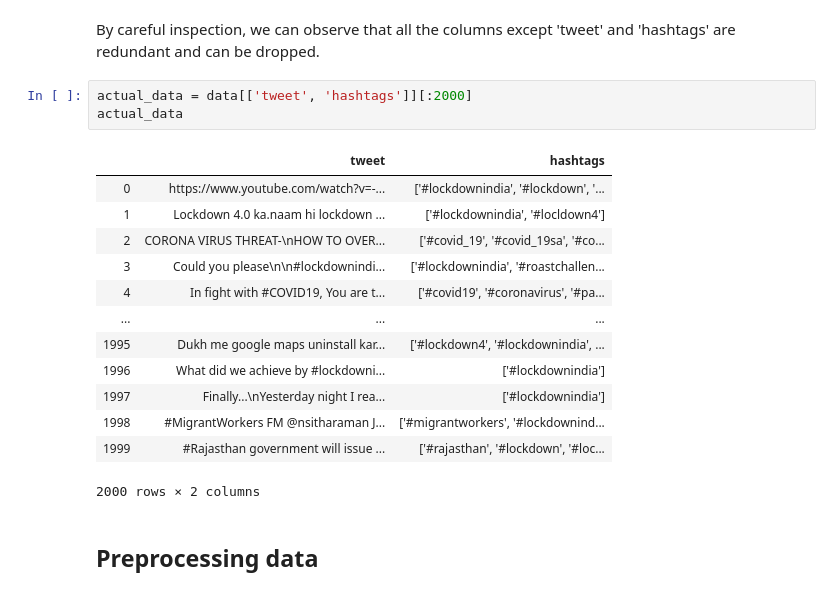
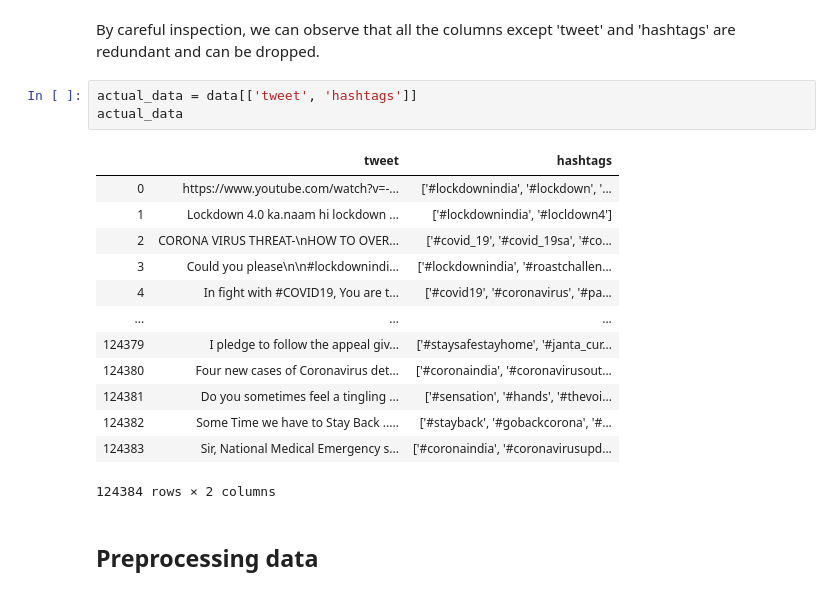
Before and after one commit to AnuragAnalog/Twitter-Data-Analysis, a Jupyter notebook: Sentiment Analysis for Twitter Data.ipynb, the cells around one changed output. Saved outputs shown, nothing was run; the diff lists cells and outputs as text.

```diff
--- a/Sentiment Analysis for Twitter Data.ipynb
+++ b/Sentiment Analysis for Twitter Data.ipynb
@@ -103,22 +128,22 @@ Index(['id', 'conversation_id', 'created_at', 'date', 'time', 'timezone',
 # %% [markdown]
 By careful inspection, we can observe that all the columns except 'tweet' and 'hashtags' are redundant and can be dropped.
 # %%
-actual_data = data[['tweet', 'hashtags']][:2000]
+actual_data = data[['tweet', 'hashtags']]
 actual_data
 # %% [output]
 |  | tweet | hashtags |
 | 0 | https://www.youtube.com/watch?v=-... | ['#lockdownindia', '#lockdown', '... |
 | 1 | Lockdown 4.0 ka.naam hi lockdown ... | ['#lockdownindia', '#locldown4'] |
 | 2 | CORONA VIRUS THREAT-\nHOW TO OVER... | ['#covid_19', '#covid_19sa', '#co... |
 | 3 | Could you please\n\n#lockdownindi... | ['#lockdownindia', '#roastchallen... |
 | 4 | In fight with #COVID19, You are t... | ['#covid19', '#coronavirus', '#pa... |
 | ... | ... | ... |
-| 1995 | Dukh me google maps uninstall kar... | ['#lockdown4', '#lockdownindia', ... |
-| 1996 | What did we achieve by #lockdowni... | ['#lockdownindia'] |
-| 1997 | Finally...\nYesterday night I rea... | ['#lockdownindia'] |
-| 1998 | #MigrantWorkers FM @nsitharaman J... | ['#migrantworkers', '#lockdownind... |
-| 1999 | #Rajasthan government will issue ... | ['#rajasthan', '#lockdown', '#loc... |
+| 124379 | I pledge to follow the appeal giv... | ['#staysafestayhome', '#janta_cur... |
+| 124380 | Four new cases of Coronavirus det... | ['#coronaindia', '#coronavirusout... |
+| 124381 | Do you sometimes feel a tingling ... | ['#sensation', '#hands', '#thevoi... |
+| 124382 | Some Time we have to Stay Back ..... | ['#stayback', '#gobackcorona', '#... |
+| 124383 | Sir, National Medical Emergency s... | ['#coronaindia', '#coronavirusupd... |
-2000 rows × 2 columns
+124384 rows × 2 columns
 # %% [markdown]
 ## Preprocessing data
 # %%
```
Also changed, not shown: parts of 28 cells of this notebook, 1 other file.
